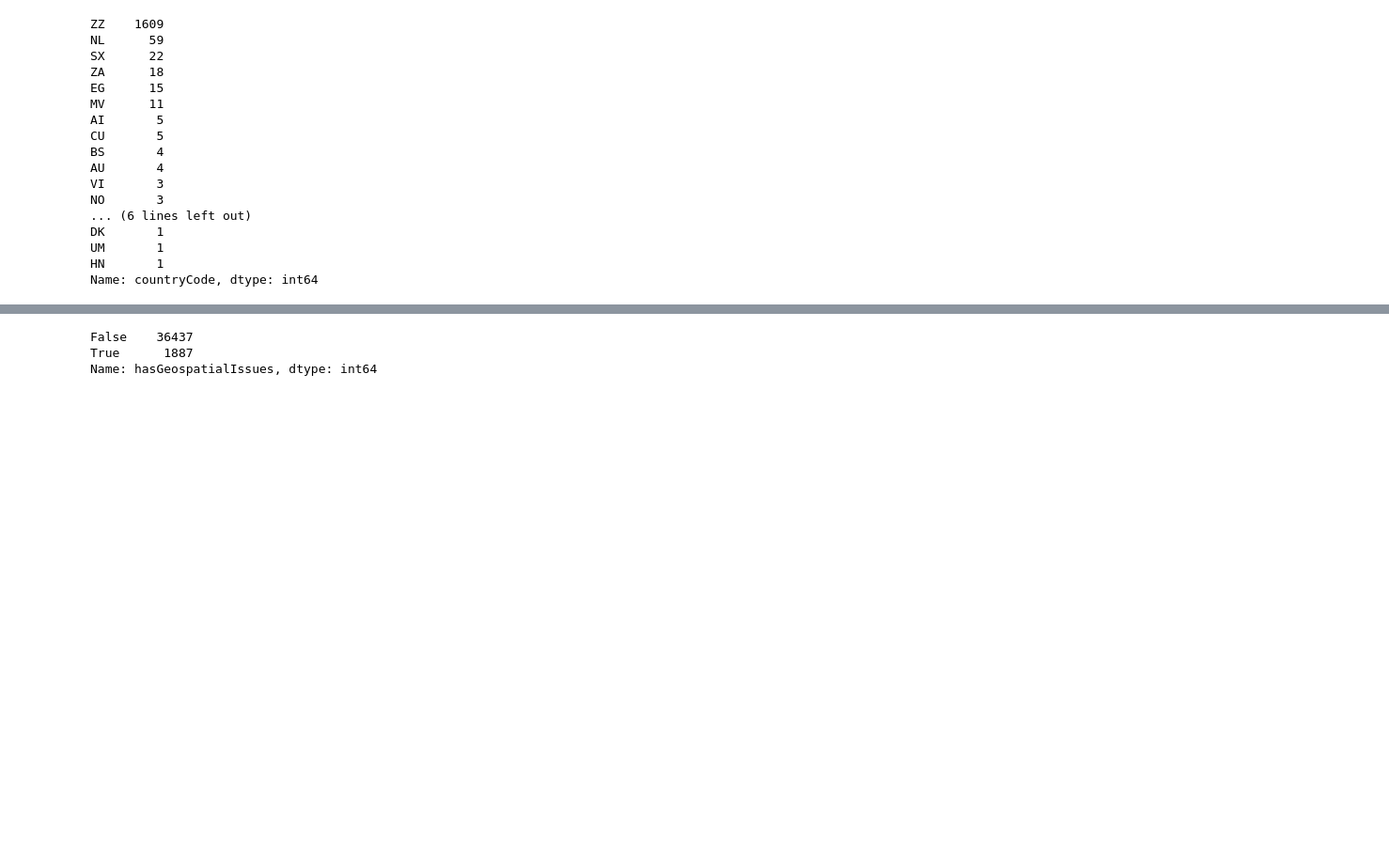
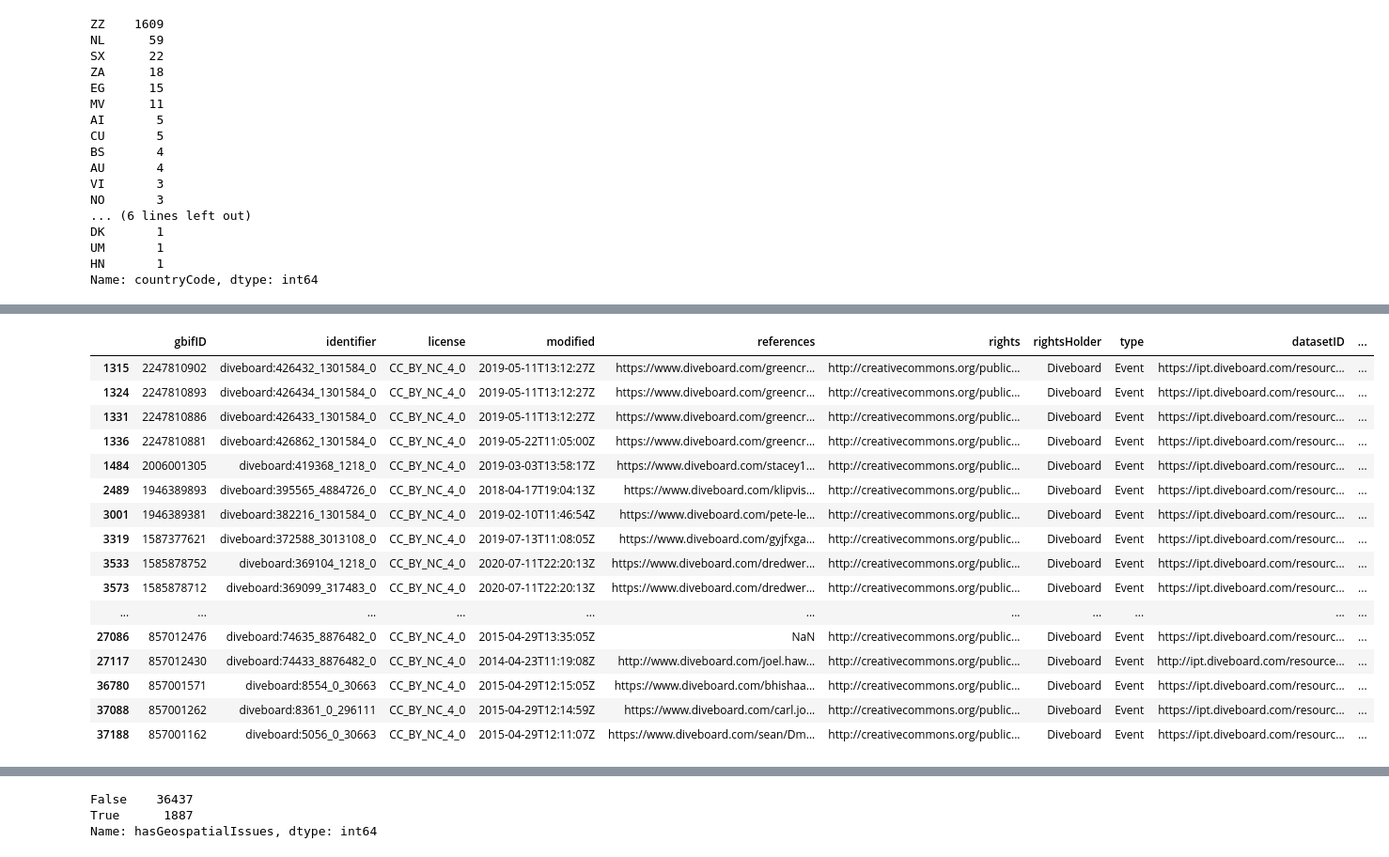
Before and after one commit to epi2k2/marine_life_forecast, a Jupyter notebook: data_analysis_v.01.ipynb, the cells around one changed output, grey strips where cells are left out. Shown: that part at 94% size. Saved outputs shown, nothing was run; the diff lists cells and outputs as text; code cells hidden in the pictures; blank space fills up the shorter version.

```diff
--- a/data_analysis_v.01.ipynb
+++ b/data_analysis_v.01.ipynb
@@ -136,0 +160,20 @@ Name: countryCode, dtype: int64
+# %%
+df[df['issue'].str.contains('TAXON_MATCH_NONE')]
+# %% [output]
+|  | gbifID | identifier | license | modified | references | rights | rightsHolder | type | datasetID | ... |
+| 1315 | 2247810902 | diveboard:426432_1301584_0 | CC_BY_NC_4_0 | 2019-05-11T13:12:27Z | https://www.diveboard.com/greencr... | http://creativecommons.org/public... | Diveboard | Event | https://ipt.diveboard.com/resourc... | ... |
+| 1324 | 2247810893 | diveboard:426434_1301584_0 | CC_BY_NC_4_0 | 2019-05-11T13:12:27Z | https://www.diveboard.com/greencr... | http://creativecommons.org/public... | Diveboard | Event | https://ipt.diveboard.com/resourc... | ... |
+| 1331 | 2247810886 | diveboard:426433_1301584_0 | CC_BY_NC_4_0 | 2019-05-11T13:12:27Z | https://www.diveboard.com/greencr... | http://creativecommons.org/public... | Diveboard | Event | https://ipt.diveboard.com/resourc... | ... |
+| 1336 | 2247810881 | diveboard:426862_1301584_0 | CC_BY_NC_4_0 | 2019-05-22T11:05:00Z | https://www.diveboard.com/greencr... | http://creativecommons.org/public... | Diveboard | Event | https://ipt.diveboard.com/resourc... | ... |
+| 1484 | 2006001305 | diveboard:419368_1218_0 | CC_BY_NC_4_0 | 2019-03-03T13:58:17Z | https://www.diveboard.com/stacey1... | http://creativecommons.org/public... | Diveboard | Event | https://ipt.diveboard.com/resourc... | ... |
+| 2489 | 1946389893 | diveboard:395565_4884726_0 | CC_BY_NC_4_0 | 2018-04-17T19:04:13Z | https://www.diveboard.com/klipvis... | http://creativecommons.org/public... | Diveboard | Event | https://ipt.diveboard.com/resourc... | ... |
+| 3001 | 1946389381 | diveboard:382216_1301584_0 | CC_BY_NC_4_0 | 2019-02-10T11:46:54Z | https://www.diveboard.com/pete-le... | http://creativecommons.org/public... | Diveboard | Event | https://ipt.diveboard.com/resourc... | ... |
+| 3319 | 1587377621 | diveboard:372588_3013108_0 | CC_BY_NC_4_0 | 2019-07-13T11:08:05Z | https://www.diveboard.com/gyjfxga... | http://creativecommons.org/public... | Diveboard | Event | https://ipt.diveboard.com/resourc... | ... |
+| 3533 | 1585878752 | diveboard:369104_1218_0 | CC_BY_NC_4_0 | 2020-07-11T22:20:13Z | https://www.diveboard.com/dredwer... | http://creativecommons.org/public... | Diveboard | Event | https://ipt.diveboard.com/resourc... | ... |
+| 3573 | 1585878712 | diveboard:369099_317483_0 | CC_BY_NC_4_0 | 2020-07-11T22:20:13Z | https://www.diveboard.com/dredwer... | http://creativecommons.org/public... | Diveboard | Event | https://ipt.diveboard.com/resourc... | ... |
+| ... | ... | ... | ... | ... | ... | ... | ... | ... | ... | ... |
+| 27086 | 857012476 | diveboard:74635_8876482_0 | CC_BY_NC_4_0 | 2015-04-29T13:35:05Z | NaN | http://creativecommons.org/public... | Diveboard | Event | https://ipt.diveboard.com/resourc... | ... |
+| 27117 | 857012430 | diveboard:74433_8876482_0 | CC_BY_NC_4_0 | 2014-04-23T11:19:08Z | http://www.diveboard.com/joel.haw... | http://creativecommons.org/public... | Diveboard | Event | http://ipt.diveboard.com/resource... | ... |
+| 36780 | 857001571 | diveboard:8554_0_30663 | CC_BY_NC_4_0 | 2015-04-29T12:15:05Z | https://www.diveboard.com/bhishaa... | http://creativecommons.org/public... | Diveboard | Event | https://ipt.diveboard.com/resourc... | ... |
+| 37088 | 857001262 | diveboard:8361_0_296111 | CC_BY_NC_4_0 | 2015-04-29T12:14:59Z | https://www.diveboard.com/carl.jo... | http://creativecommons.org/public... | Diveboard | Event | https://ipt.diveboard.com/resourc... | ... |
+| 37188 | 857001162 | diveboard:5056_0_30663 | CC_BY_NC_4_0 | 2015-04-29T12:11:07Z | https://www.diveboard.com/sean/Dm... | http://creativecommons.org/public... | Diveboard | Event | https://ipt.diveboard.com/resourc... | ... |
```
Also changed, not shown: parts of 6 cells of this notebook.
